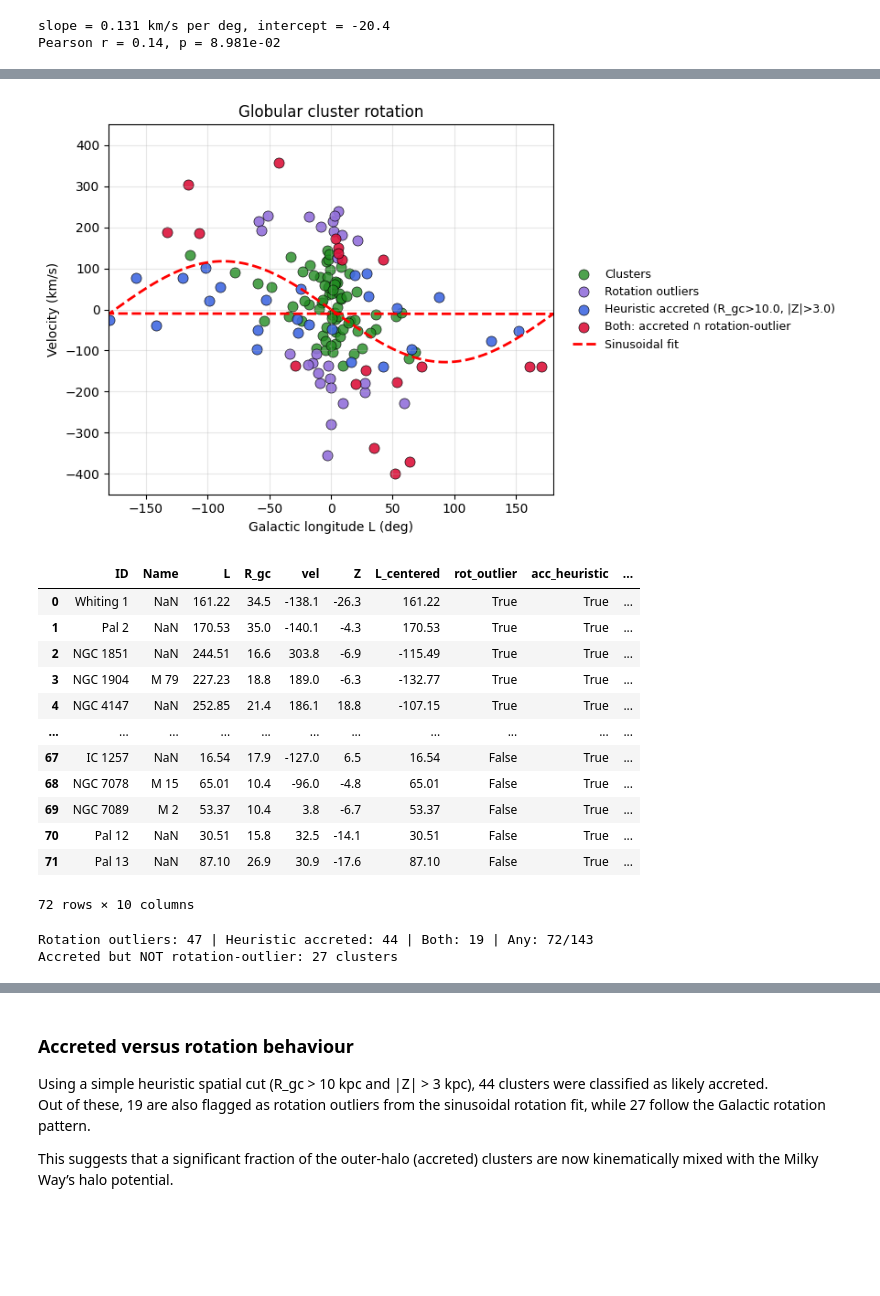
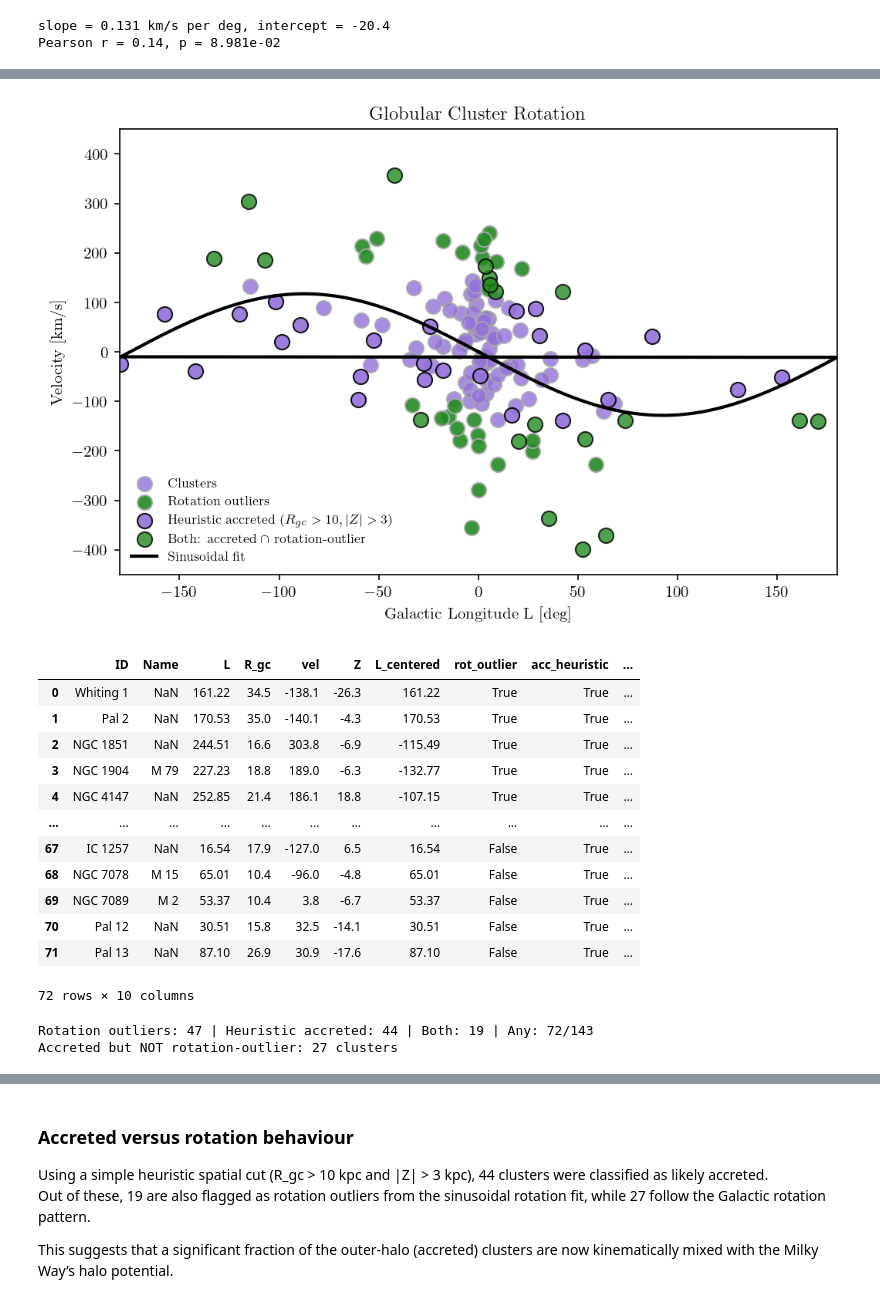
Before and after one commit to sleepdepr1ved/PHYS3116_Team, a Jupyter notebook: rotation_analysis.ipynb, the cells around one changed output, grey strips where cells are left out. Drawn from its saved outputs; the diff is of its cells as text; code cells hidden in the pictures; blank space fills up the shorter version.

```diff
--- a/rotation_analysis.ipynb
+++ b/rotation_analysis.ipynb
@@ -6,3 +6,17 @@ from scipy.optimize import curve_fit
 
 h1   = pd.read_csv("HarrisPartI.csv")
 h3   = pd.read_csv("HarrisPartIII.csv")
+# %%
+# LaTeX initialisation
+# Many LaTeX parameters set to NULL otherwise plots take 84392409432 years to initialise and run
+
+plt.savefig("amr_plot.png", dpi=300, bbox_inches="tight")
+plt.rcParams['figure.dpi'] = 150
+plt.rcParams["text.usetex"] = False
+plt.rcParams["mathtext.fontset"] = "cm"
+plt.rcParams["font.family"] = "serif"
+plt.rcParams.update({
+    "text.usetex": True,
+    "font.family": "serif",
+    "font.serif": ["Computer Modern"],
+})
@@ -263,74 +278,74 @@ rot_only  = rot_out & ~acc_flag
 neither   = ~(acc_flag | rot_out)
 
 #  Plot overlay (wrapped view)
-fig, ax = plt.subplots(figsize=(9, 5))
+fig, ax = plt.subplots(figsize=(8, 5))
 
 # Base clusters (green circles)
 ax.scatter(L_plot[neither], df_rot.loc[neither, "vel"],
-           s=64, color="forestgreen", alpha=0.8, edgecolor="k", linewidth=0.5, label="Clusters")
+           s=85, color="mediumpurple", alpha=0.8, ec='darkgray', lw=1, label="Clusters")
 
 # Rotation outliers (teal circles)
 ax.scatter(L_plot[rot_only], df_rot.loc[rot_only, "vel"],
-           s=64, color="mediumpurple", alpha=0.9, edgecolor="k", linewidth=0.5, label="Rotation outliers")
+           s=85, color="forestgreen", alpha=0.9, ec='darkgray', lw=1, label="Rotation outliers")
 
 # Accreted heuristic only (blue squares)
 ax.scatter(L_plot[acc_only], df_rot.loc[acc_only, "vel"],
-           s=64, color="royalblue", alpha=0.9, marker="o", edgecolor="k", linewidth=0.5, label=f"Heuristic accreted (R_gc>{ACC_RGC_MIN}, |Z|>{ACC_Z_MIN})")
+           s=85, color="mediumpurple", alpha=0.9, marker="o", ec='k', lw=1, label=f"Heuristic accreted ($R_{{gc}}>{ACC_RGC_MIN:.0f}, |Z|>{ACC_Z_MIN:.0f}$)")
 
 # Both accreted + rotation outliers (red squares)
 ax.scatter(L_plot[both_flag], df_rot.loc[both_flag, "vel"],
-           s=64, color="crimson", alpha=0.9, marker="o", edgecolor="k", linewidth=0.5, label="Both: accreted ∩ rotation-outlier")
+           s=85, color="forestgreen", alpha=0.8, marker="o", ec='k', lw=1, label=r"Both: accreted $\cap$ rotation-outlier")
 
 # Sinusoidal fit
 Lgrid = np.linspace(0, 360, 721)
 ax.plot(Lgrid - 360*(Lgrid > 180), v_sin(Lgrid, *popt),
-        "r--", lw=2, label="Sinusoidal fit")
+        "k-", lw=2, label="Sinusoidal fit")
 
 # Axis formatting
 ax.set_xlim(-180, 180)
 ax.set_ylim(-450, 450)
-ax.set_xlabel("Galactic longitude L (deg)")
-ax.set_ylabel("Velocity (km/s)")
-ax.set_title("Globular cluster rotation")
-ax.grid(alpha=0.3)
+ax.set_xlabel("Galactic Longitude L [deg]")
+ax.set_ylabel("Velocity [km/s]")
+ax.set_title("Globular Cluster Rotation")
 
 ax.legend(
     frameon=False,
-    loc="center left",
-    bbox_to_anchor=(1.02, 0.5),   # (x_offset, y_center)
-    fontsize=9
+    loc="lower left",
+    fontsize=8
 )
 
-plt.tight_layout()
+# plt.tight_layout()
 plt.show()
 
 #  Compact table of flagged clusters (either or both)
 cols = [c for c in ["ID","Name","L","R_gc","vel"] if c in df_rot.columns]
 tbl = df_rot[cols].merge(harris_df[["ID","Z"]], on="ID", how="left")
 tbl["L_centered"] = L_plot.values
 tbl["rot_outlier"] = rot_out
 tbl["acc_heuristic"] = acc_flag
 tbl["both_flags"] = both_flag
 flagged = tbl.loc[rot_out | acc_flag].copy().sort_values(["both_flags","rot_outlier","acc_heuristic"], ascending=False)
 display(flagged.reset_index(drop=True).round(2))
 
 # Quick counts
 print(f"Rotation outliers: {int(rot_out.sum())} | Heuristic accreted: {int(acc_flag.sum())} | Both: {int(both_flag.sum())} | Any: {int((rot_out|acc_flag).sum())}/{len(df_rot)}")
 
 
 # Identify heuristic accreted clusters
 acc_mask = (df_rot["R_gc"] > 10) & (df_rot["B"].abs() > 3)
 
 # Identify rotation outliers (already computed)
 rot_mask = df_rot["rot_outlier"]
 
 # Accreted but NOT rotation-outlier
 accreted_not_outlier = df_rot[acc_mask & ~rot_mask]
 
 print(f"Accreted but NOT rotation-outlier: {len(accreted_not_outlier)} clusters\n")
 display(accreted_not_outlier[["Name", "L", "vel", "R_gc", "B"]].sort_values("R_gc"))
+
+#
 # %% [output]
-[figure, old version]
+[figure, new version]
 |  | ID | Name | L | R_gc | vel | Z | L_centered | rot_outlier | acc_heuristic | ... |
 | 0 | Whiting 1 | NaN | 161.22 | 34.5 | -138.1 | -26.3 | 161.22 | True | True | ... |
 | 1 | Pal 2 | NaN | 170.53 | 35.0 | -140.1 | -4.3 | 170.53 | True | True | ... |
```
Also changed, not shown: parts of 5 cells of this notebook, 1 other file.
